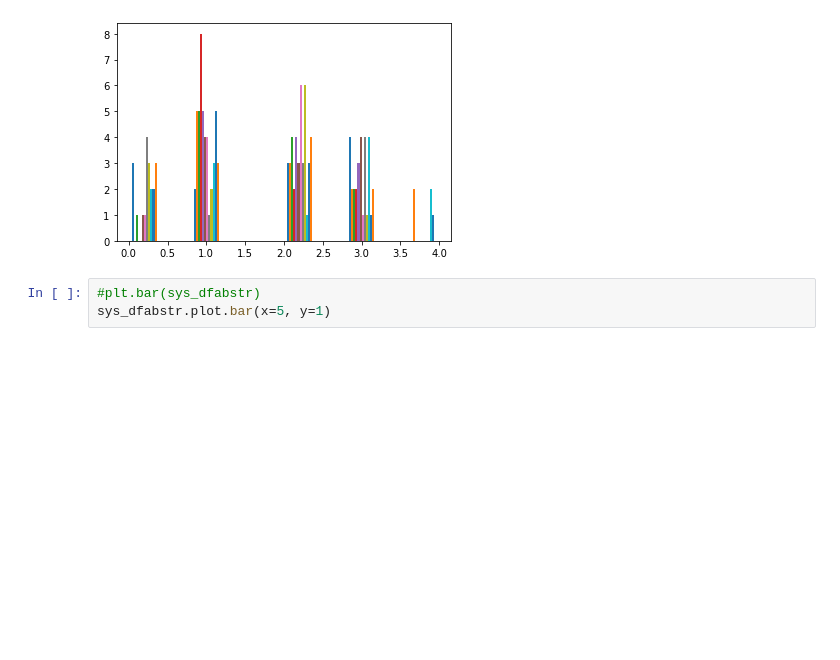
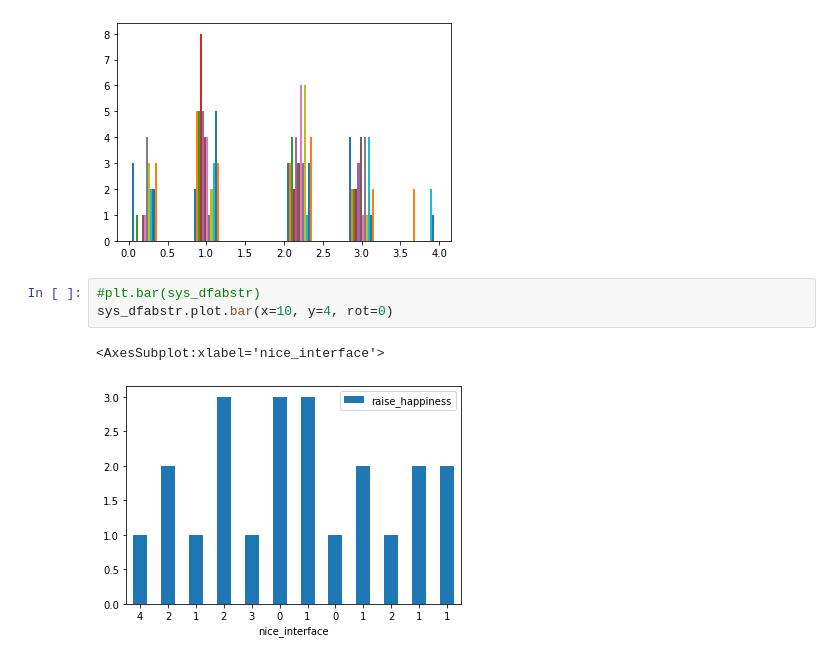
Before and after one commit to Norlez/Group-Emotion-Representation, a Jupyter notebook: survey_analysis/AnalizeSurvey.ipynb, the cells around one changed output. Drawn from its saved outputs; the diff is of its cells as text; blank space fills up the shorter version.

```diff
--- a/survey_analysis/AnalizeSurvey.ipynb
+++ b/survey_analysis/AnalizeSurvey.ipynb
@@ -46,6 +46,9 @@ plt.hist(sys_dfabstr)
 plt.show()
 # %% [output]
 [figure]
-# %%
-#plt.bar(sys_dfabstr)
-sys_dfabstr.plot.bar(x=5, y=1)
+# %%
+#plt.bar(sys_dfabstr)
+sys_dfabstr.plot.bar(x=10, y=4, rot=0)
+# %% [output]
+<AxesSubplot:xlabel='nice_interface'>
+[figure, added]
```
Also changed, not shown: parts of 4 cells of this notebook.
